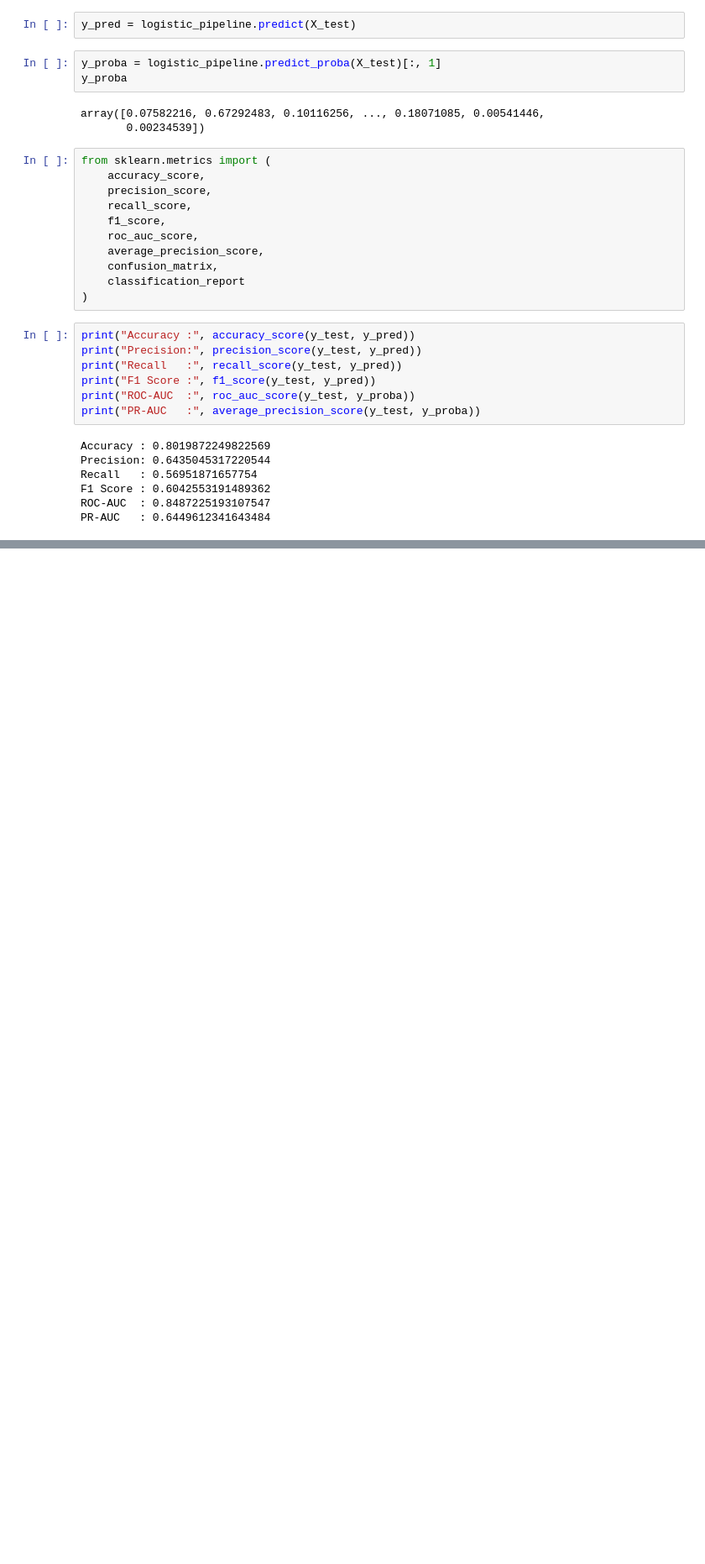
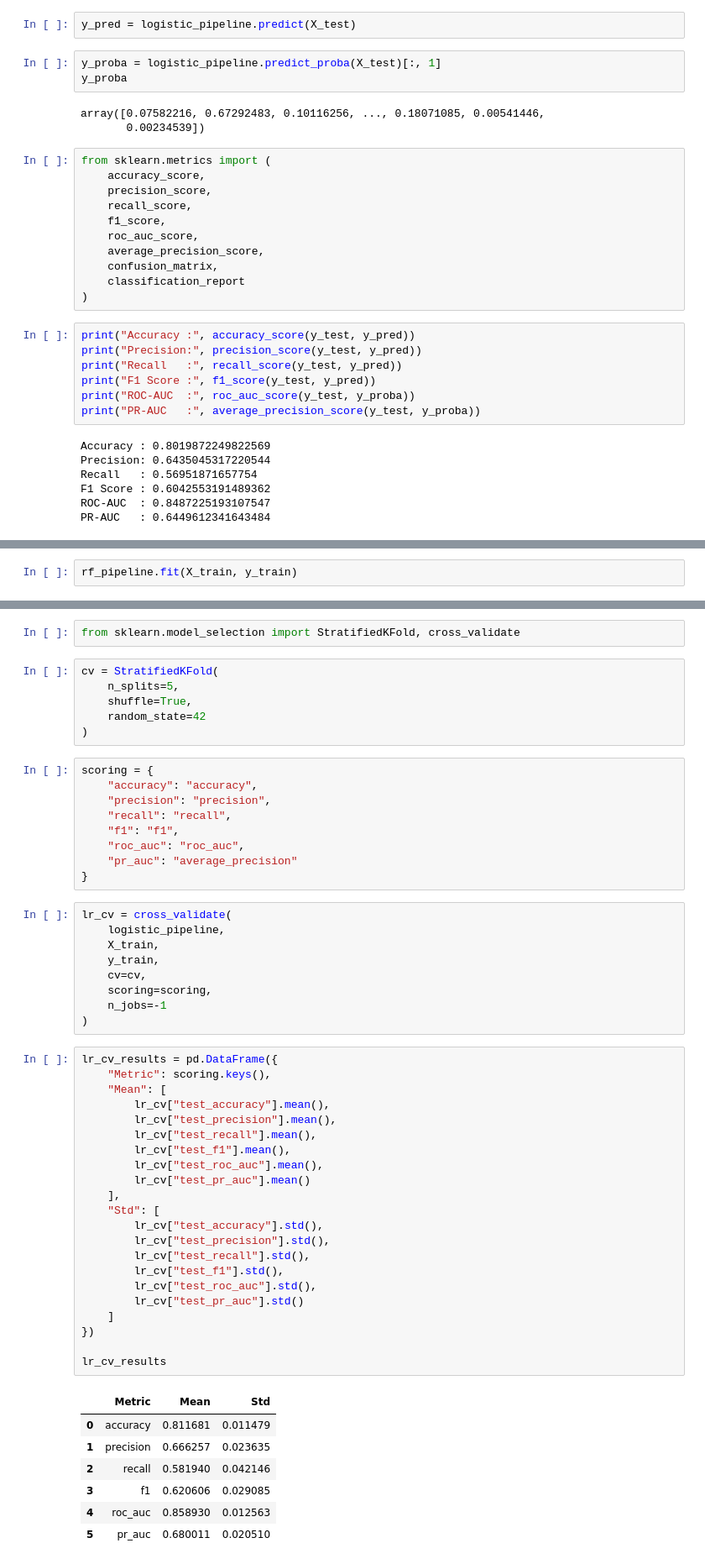
Before and after one commit to sandeepkumar9760/ChurnGuard-End-to-End-Customer-Retention-Intelligence-Platform, a Jupyter notebook: notebooks/01_Telco_churn.ipynb, the cells around one changed output, grey strips where cells are left out. Shown at 84% size. Saved outputs shown, nothing was run; the diff lists cells and outputs as text; blank space fills up the shorter version.

```diff
--- a/notebooks/01_Telco_churn.ipynb
+++ b/notebooks/01_Telco_churn.ipynb
@@ -813,0 +861,2 @@ PR-AUC   : 0.6449612341643484
+# %%
+rf_pipeline.fit(X_train, y_train)
@@ -813,0 +994,56 @@ PR-AUC   : 0.6449612341643484
+# %%
+from sklearn.model_selection import StratifiedKFold, cross_validate
+# %%
+cv = StratifiedKFold(
+    n_splits=5,
+    shuffle=True,
+    random_state=42
+)
+# %%
+scoring = {
+    "accuracy": "accuracy",
+    "precision": "precision",
+    "recall": "recall",
+    "f1": "f1",
+    "roc_auc": "roc_auc",
+    "pr_auc": "average_precision"
+}
+# %%
+lr_cv = cross_validate(
+    logistic_pipeline,
+    X_train,
+    y_train,
+    cv=cv,
+    scoring=scoring,
+    n_jobs=-1
+)
+# %%
+lr_cv_results = pd.DataFrame({
+    "Metric": scoring.keys(),
+    "Mean": [
+        lr_cv["test_accuracy"].mean(),
+        lr_cv["test_precision"].mean(),
+        lr_cv["test_recall"].mean(),
+        lr_cv["test_f1"].mean(),
+        lr_cv["test_roc_auc"].mean(),
+        lr_cv["test_pr_auc"].mean()
+    ],
+    "Std": [
+        lr_cv["test_accuracy"].std(),
+        lr_cv["test_precision"].std(),
+        lr_cv["test_recall"].std(),
+        lr_cv["test_f1"].std(),
+        lr_cv["test_roc_auc"].std(),
+        lr_cv["test_pr_auc"].std()
+    ]
+})
+
+lr_cv_results
+# %% [output]
+|  | Metric | Mean | Std |
+| 0 | accuracy | 0.811681 | 0.011479 |
+| 1 | precision | 0.666257 | 0.023635 |
+| 2 | recall | 0.581940 | 0.042146 |
+| 3 | f1 | 0.620606 | 0.029085 |
+| 4 | roc_auc | 0.858930 | 0.012563 |
+| 5 | pr_auc | 0.680011 | 0.020510 |
```
Also changed, not shown: parts of 25 cells of this notebook.
